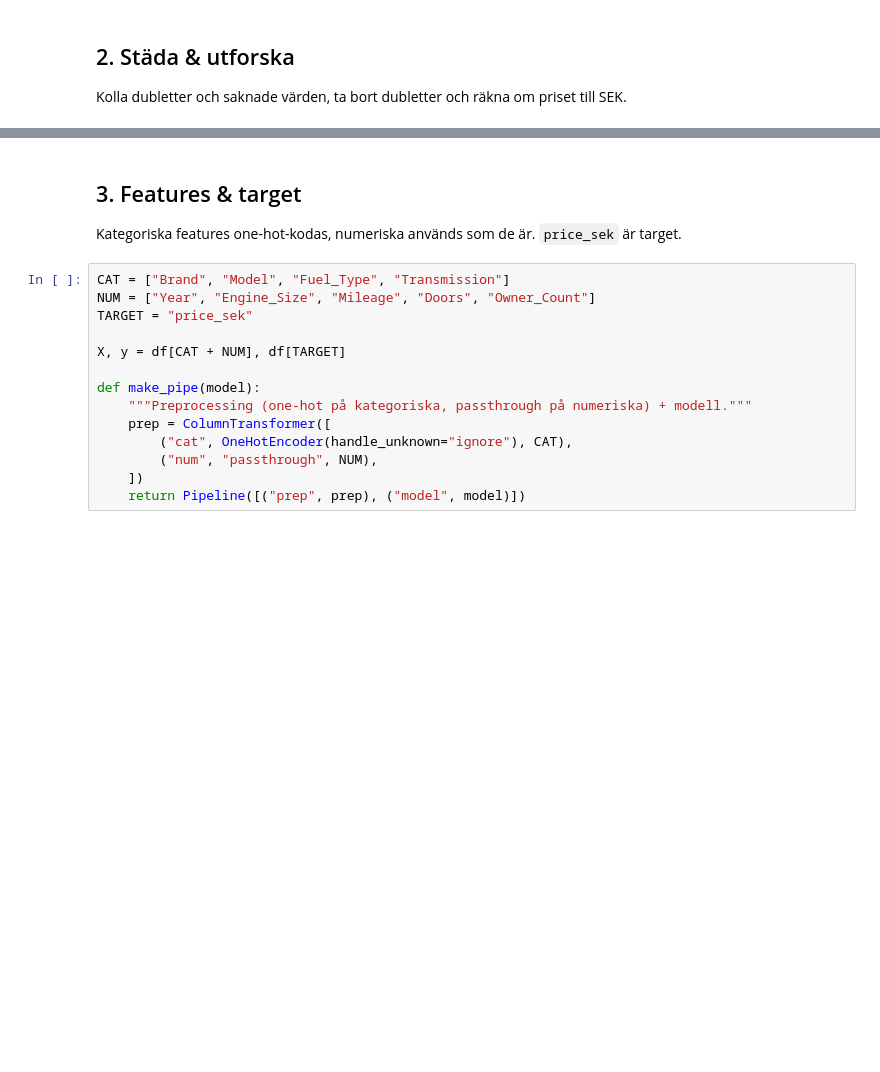
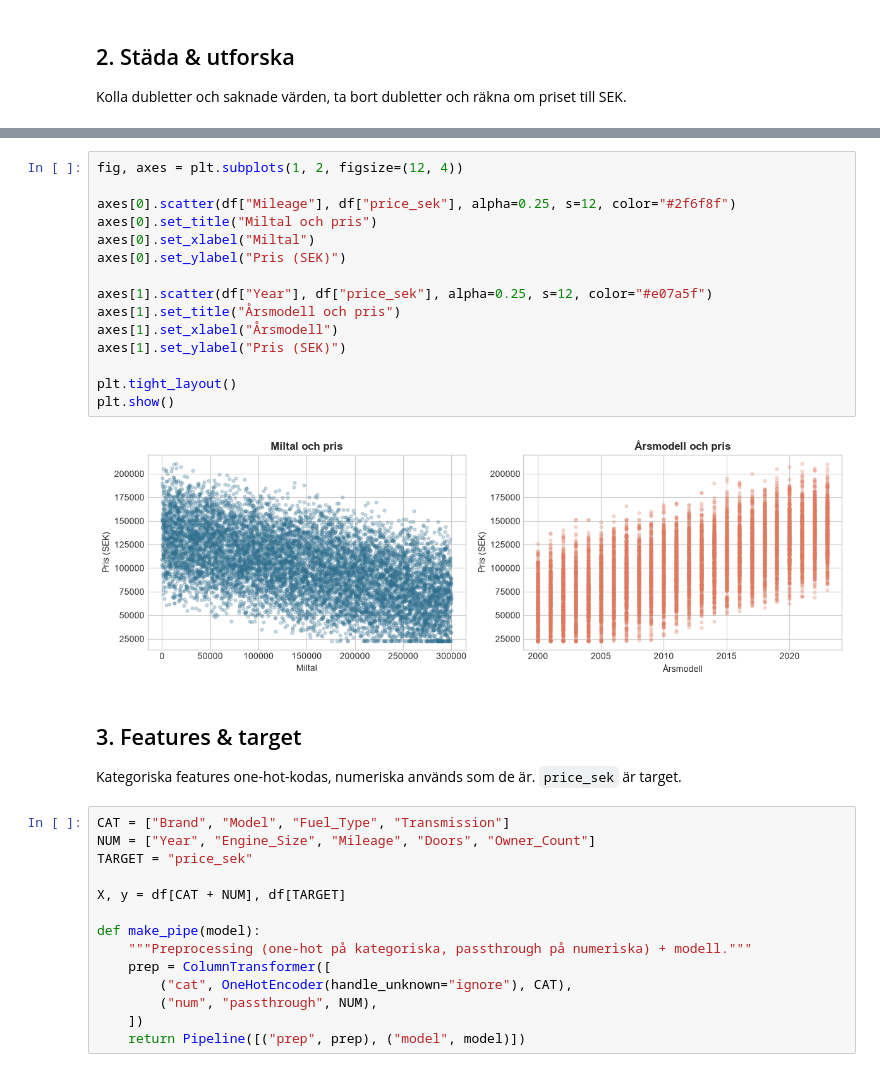
Before and after one commit to maxbergqv1st/car_data_register, a Jupyter notebook: pipeline.ipynb, the cells around one changed output, grey strips where cells are left out. Cells and saved outputs as stored; diff of their text form; blank space fills up the shorter version.

```diff
--- a/pipeline.ipynb
+++ b/pipeline.ipynb
@@ -51,3 +107,20 @@ df.describe(include="all").T
+# %%
+fig, axes = plt.subplots(1, 2, figsize=(12, 4))
+
+axes[0].scatter(df["Mileage"], df["price_sek"], alpha=0.25, s=12, color="#2f6f8f")
+axes[0].set_title("Miltal och pris")
+axes[0].set_xlabel("Miltal")
+axes[0].set_ylabel("Pris (SEK)")
+
+axes[1].scatter(df["Year"], df["price_sek"], alpha=0.25, s=12, color="#e07a5f")
+axes[1].set_title("Årsmodell och pris")
+axes[1].set_xlabel("Årsmodell")
+axes[1].set_ylabel("Pris (SEK)")
+
+plt.tight_layout()
+plt.show()
+# %% [output]
+[figure, added]
 # %% [markdown]
 ## 3. Features & target
 
```
Also changed, not shown: parts of 7 cells of this notebook, 1 other file.
